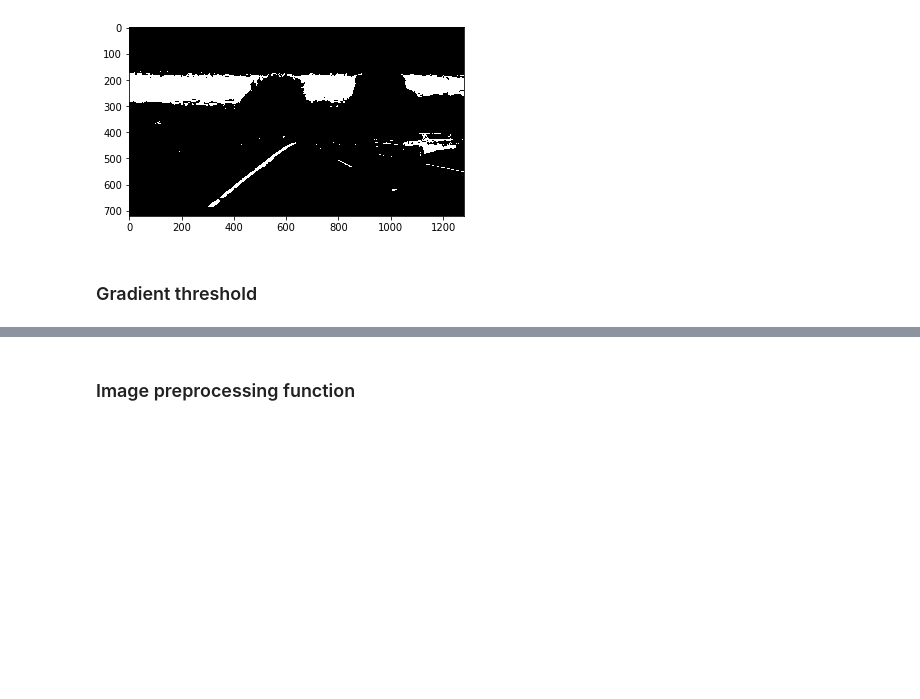
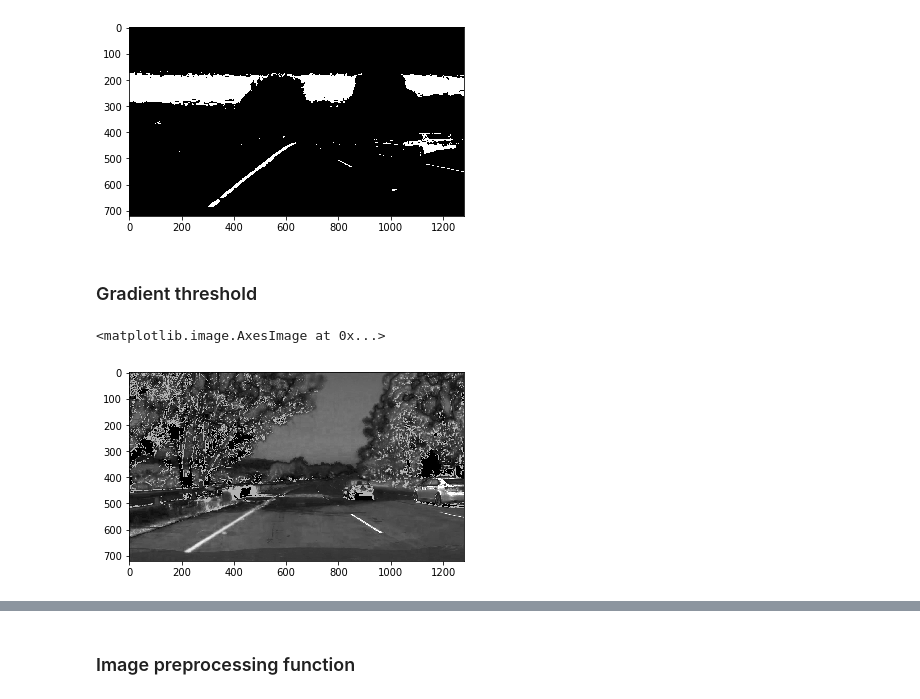
Before and after one commit to rummanwaqar/CarND-Advanced-Lane-Lines, a Jupyter notebook: Advance Lane Finding.ipynb, the cells around one changed output, grey strips where cells are left out. Saved outputs shown, nothing was run; the diff lists cells and outputs as text; code cells hidden in the pictures; blank space fills up the shorter version.

```diff
--- a/Advance Lane Finding.ipynb
+++ b/Advance Lane Finding.ipynb
@@ -189,0 +244,10 @@ plt.savefig(os.path.join(output_folder, 'combined_mask.jpg'))
+# %%
+img = mpimg.imread(images[1])
+hls = cv2.cvtColor(img, cv2.COLOR_RGB2HLS)
+s_channel = hls[:,:,2]
+r_channel = img[:,:,0]
+r_s_channel = cv2.addWeighted(s_channel, 0.7, r_channel, 0.3, 0)
+plt.imshow(r_s_channel, cmap='gray')
+# %% [output]
+<matplotlib.image.AxesImage at 0x...>
+[figure, added]
```
Also changed, not shown: parts of 17 cells of this notebook, 13 other files.
